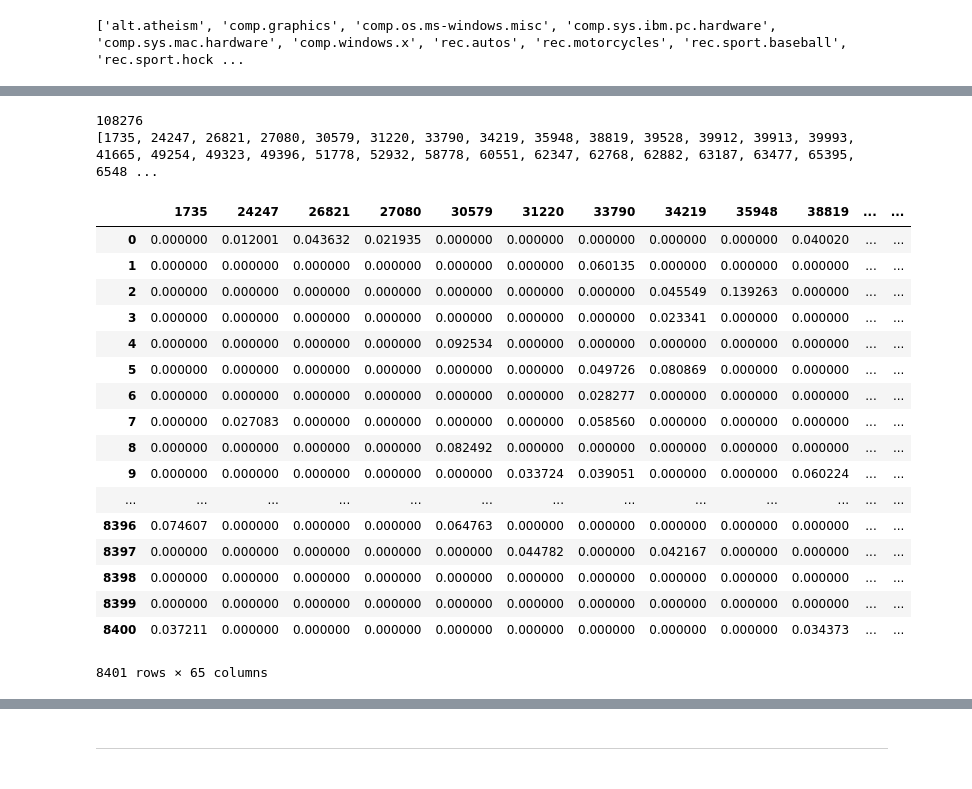
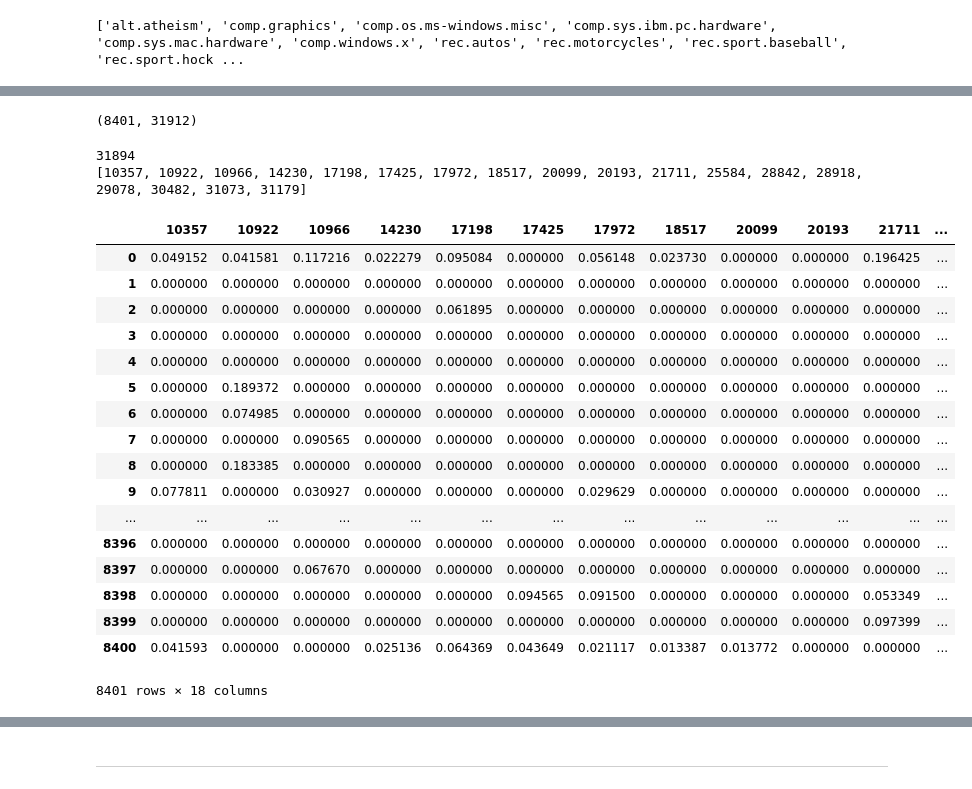
Before and after one commit to artezio-kseniav/15-MAG-PMI, a Jupyter notebook: Rassadin/lab1_1.ipynb, the cells around one changed output, grey strips where cells are left out. Drawn from its saved outputs; the diff is of its cells as text; code cells hidden in the pictures.

```diff
--- a/Rassadin/lab1_1.ipynb
+++ b/Rassadin/lab1_1.ipynb
@@ -63,7 +65,7 @@ def log_progress(sequence, every=None, size=None):
         label.value = str(index or '?')
 # %%
 # vectorizer = TfidfVectorizer(max_features=1000, stop_words='english')
-vectorizer = TfidfVectorizer(stop_words='english')
+vectorizer = TfidfVectorizer(stop_words='english', strip_accents='ascii')
 ch2 = SelectKBest(chi2, k=1000)
 # categories = ['alt.atheism', 'comp.graphics', 'comp.os.ms-windows.misc', 'comp.sys.ibm.pc.hardware',
 #               'comp.sys.mac.hardware', 'comp.windows.x', 'misc.forsale', 'rec.autos', 'rec.motorcycles',
@@ -81,8 +83,11 @@ sport_class = ['rec.sport.baseball', 'rec.sport.hockey']
 auto_class = ['rec.autos', 'rec.motorcycles']
 polit_class = ['talk.politics.mideast', 'talk.politics.misc']
 target_classes_lbls = [religion_class, comp_class, sport_class, auto_class, polit_class]
+eng_dict = enchant.Dict('en_US')
 # %%
-ng_train = fetch_20newsgroups(subset='train', categories=initial_categories)
+ng_train = fetch_20newsgroups(subset='train', categories=initial_categories,
+                              remove=('headers', 'footers', 'quotes')
+                             )
 print ng_train.keys()
 # %% [output]
 ['description', 'DESCR', 'filenames', 'target_names', 'data', 'target']
@@ -90,7 +95,15 @@ print ng_train.keys()
 print ng_train['target_names']
 # %% [output]
 ['alt.atheism', 'comp.graphics', 'comp.os.ms-windows.misc', 'comp.sys.ibm.pc.hardware', 'comp.sys.mac.hardware', 'comp.windows.x', 'rec.autos', 'rec.motorcycles', 'rec.sport.baseball', 'rec.sport.hock ...
+# %%
+data_prep = []
+for el in ng_train.data:
+    filtered = re.findall(u'(?u)\\b\\w\\w+\\b', el)
+    filtered = [filt for filt in filtered if eng_dict.check(filt)]
+    el_prep = ' '.join(filtered)
+    data_prep.append(el_prep)
 # %%
-vectors_train = vectorizer.fit_transform(ng_train.data)
+# vectors_train = vectorizer.fit_transform(ng_train.data)
+vectors_train = vectorizer.fit_transform(data_prep)
 vectors_train
 # %% [output]
@@ -136,3 +149,7 @@ desc
+# %%
+df.shape
+# %% [output]
+(8401, 31912)
 # %%
 # data1 = df.copy()
 # data1 = df
@@ -147,30 +164,30 @@ for col_name in log_progress(desc.columns):
 print counter
 print cols
 # %% [output]
-108276
-[1735, 24247, 26821, 27080, 30579, 31220, 33790, 34219, 35948, 38819, 39528, 39912, 39913, 39993, 41665, 49254, 49323, 49396, 51778, 52932, 58778, 60551, 62347, 62768, 62882, 63187, 63477, 65395, 6548 ...
+31894
+[10357, 10922, 10966, 14230, 17198, 17425, 17972, 18517, 20099, 20193, 21711, 25584, 28842, 28918, 29078, 30482, 31073, 31179]
 # %%
-data2 = data1[cols]
+data2 = df[cols]
 data2
 # %% [output]
-|  | 1735 | 24247 | 26821 | 27080 | 30579 | 31220 | 33790 | 34219 | 35948 | 38819 | ... | ... |
-| 0 | 0.000000 | 0.012001 | 0.043632 | 0.021935 | 0.000000 | 0.000000 | 0.000000 | 0.000000 | 0.000000 | 0.040020 | ... | ... |
-| 1 | 0.000000 | 0.000000 | 0.000000 | 0.000000 | 0.000000 | 0.000000 | 0.060135 | 0.000000 | 0.000000 | 0.000000 | ... | ... |
-| 2 | 0.000000 | 0.000000 | 0.000000 | 0.000000 | 0.000000 | 0.000000 | 0.000000 | 0.045549 | 0.139263 | 0.000000 | ... | ... |
-| 3 | 0.000000 | 0.000000 | 0.000000 | 0.000000 | 0.000000 | 0.000000 | 0.000000 | 0.023341 | 0.000000 | 0.000000 | ... | ... |
-| 4 | 0.000000 | 0.000000 | 0.000000 | 0.000000 | 0.092534 | 0.000000 | 0.000000 | 0.000000 | 0.000000 | 0.000000 | ... | ... |
-| 5 | 0.000000 | 0.000000 | 0.000000 | 0.000000 | 0.000000 | 0.000000 | 0.049726 | 0.080869 | 0.000000 | 0.000000 | ... | ... |
-| 6 | 0.000000 | 0.000000 | 0.000000 | 0.000000 | 0.000000 | 0.000000 | 0.028277 | 0.000000 | 0.000000 | 0.000000 | ... | ... |
-| 7 | 0.000000 | 0.027083 | 0.000000 | 0.000000 | 0.000000 | 0.000000 | 0.058560 | 0.000000 | 0.000000 | 0.000000 | ... | ... |
-| 8 | 0.000000 | 0.000000 | 0.000000 | 0.000000 | 0.082492 | 0.000000 | 0.000000 | 0.000000 | 0.000000 | 0.000000 | ... | ... |
-| 9 | 0.000000 | 0.000000 | 0.000000 | 0.000000 | 0.000000 | 0.033724 | 0.039051 | 0.000000 | 0.000000 | 0.060224 | ... | ... |
+|  | 10357 | 10922 | 10966 | 14230 | 17198 | 17425 | 17972 | 18517 | 20099 | 20193 | 21711 | ... |
+| 0 | 0.049152 | 0.041581 | 0.117216 | 0.022279 | 0.095084 | 0.000000 | 0.056148 | 0.023730 | 0.000000 | 0.000000 | 0.196425 | ... |
+| 1 | 0.000000 | 0.000000 | 0.000000 | 0.000000 | 0.000000 | 0.000000 | 0.000000 | 0.000000 | 0.000000 | 0.000000 | 0.000000 | ... |
+| 2 | 0.000000 | 0.000000 | 0.000000 | 0.000000 | 0.061895 | 0.000000 | 0.000000 | 0.000000 | 0.000000 | 0.000000 | 0.000000 | ... |
+| 3 | 0.000000 | 0.000000 | 0.000000 | 0.000000 | 0.000000 | 0.000000 | 0.000000 | 0.000000 | 0.000000 | 0.000000 | 0.000000 | ... |
+| 4 | 0.000000 | 0.000000 | 0.000000 | 0.000000 | 0.000000 | 0.000000 | 0.000000 | 0.000000 | 0.000000 | 0.000000 | 0.000000 | ... |
+| 5 | 0.000000 | 0.189372 | 0.000000 | 0.000000 | 0.000000 | 0.000000 | 0.000000 | 0.000000 | 0.000000 | 0.000000 | 0.000000 | ... |
+| 6 | 0.000000 | 0.074985 | 0.000000 | 0.000000 | 0.000000 | 0.000000 | 0.000000 | 0.000000 | 0.000000 | 0.000000 | 0.000000 | ... |
+| 7 | 0.000000 | 0.000000 | 0.090565 | 0.000000 | 0.000000 | 0.000000 | 0.000000 | 0.000000 | 0.000000 | 0.000000 | 0.000000 | ... |
+| 8 | 0.000000 | 0.183385 | 0.000000 | 0.000000 | 0.000000 | 0.000000 | 0.000000 | 0.000000 | 0.000000 | 0.000000 | 0.000000 | ... |
+| 9 | 0.077811 | 0.000000 | 0.030927 | 0.000000 | 0.000000 | 0.000000 | 0.029629 | 0.000000 | 0.000000 | 0.000000 | 0.000000 | ... |
 | ... | ... | ... | ... | ... | ... | ... | ... | ... | ... | ... | ... | ... |
-| 8396 | 0.074607 | 0.000000 | 0.000000 | 0.000000 | 0.064763 | 0.000000 | 0.000000 | 0.000000 | 0.000000 | 0.000000 | ... | ... |
-| 8397 | 0.000000 | 0.000000 | 0.000000 | 0.000000 | 0.000000 | 0.044782 | 0.000000 | 0.042167 | 0.000000 | 0.000000 | ... | ... |
-| 8398 | 0.000000 | 0.000000 | 0.000000 | 0.000000 | 0.000000 | 0.000000 | 0.000000 | 0.000000 | 0.000000 | 0.000000 | ... | ... |
-| 8399 | 0.000000 | 0.000000 | 0.000000 | 0.000000 | 0.000000 | 0.000000 | 0.000000 | 0.000000 | 0.000000 | 0.000000 | ... | ... |
-| 8400 | 0.037211 | 0.000000 | 0.000000 | 0.000000 | 0.000000 | 0.000000 | 0.000000 | 0.000000 | 0.000000 | 0.034373 | ... | ... |
+| 8396 | 0.000000 | 0.000000 | 0.000000 | 0.000000 | 0.000000 | 0.000000 | 0.000000 | 0.000000 | 0.000000 | 0.000000 | 0.000000 | ... |
+| 8397 | 0.000000 | 0.000000 | 0.067670 | 0.000000 | 0.000000 | 0.000000 | 0.000000 | 0.000000 | 0.000000 | 0.000000 | 0.000000 | ... |
+| 8398 | 0.000000 | 0.000000 | 0.000000 | 0.000000 | 0.000000 | 0.094565 | 0.091500 | 0.000000 | 0.000000 | 0.000000 | 0.053349 | ... |
+| 8399 | 0.000000 | 0.000000 | 0.000000 | 0.000000 | 0.000000 | 0.000000 | 0.000000 | 0.000000 | 0.000000 | 0.000000 | 0.097399 | ... |
+| 8400 | 0.041593 | 0.000000 | 0.000000 | 0.025136 | 0.064369 | 0.043649 | 0.021117 | 0.013387 | 0.013772 | 0.000000 | 0.000000 | ... |
-8401 rows × 65 columns
+8401 rows × 18 columns
 # %%
 data2.describe(percentiles=[0.5, 0.8, 0.9])
 # %% [output]
```
Also changed, not shown: parts of 8 cells of this notebook, 1 other file.
